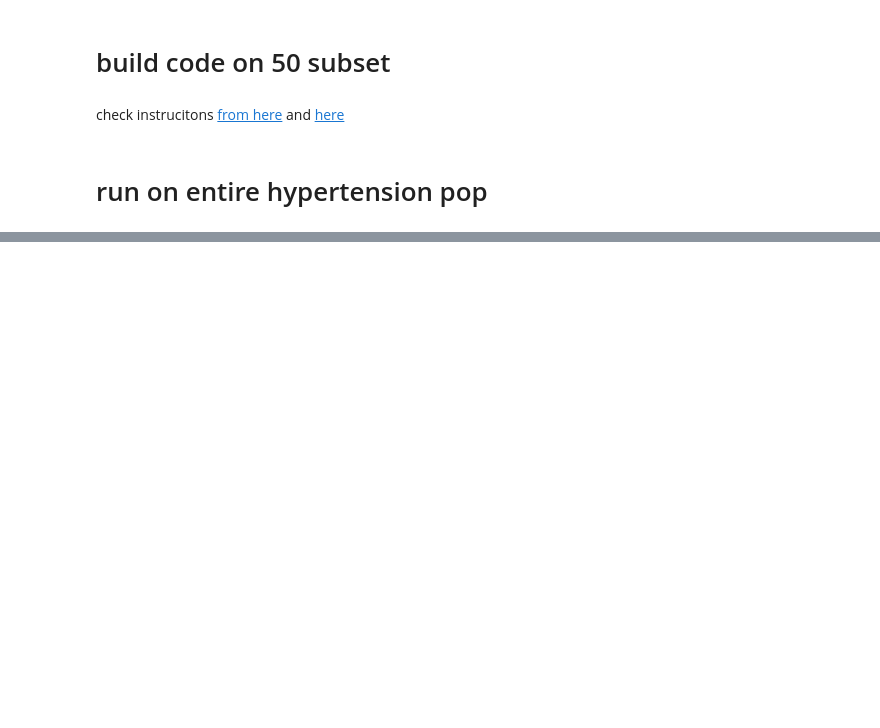
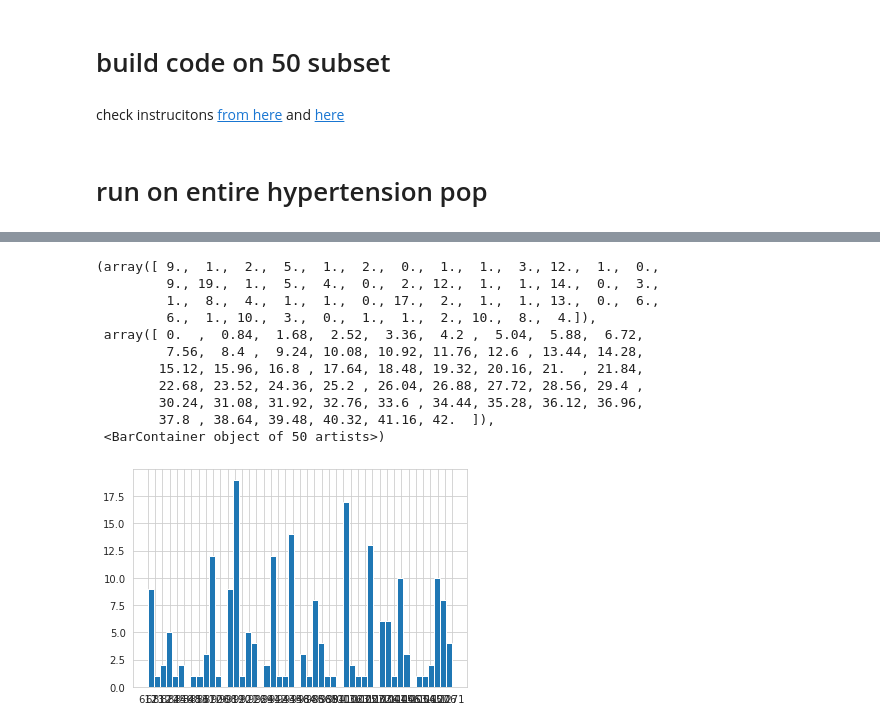
Before and after one commit to dcolinmorgan/gcn, a Jupyter notebook: gcn.ipynb, the cells around one changed output, grey strips where cells are left out. Drawn from its saved outputs; the diff is of its cells as text; code cells hidden in the pictures; blank space fills up the shorter version.

```diff
--- a/gcn.ipynb
+++ b/gcn.ipynb
@@ -317,0 +482,4 @@ df=Parallel(n_jobs=7) (meas(measur,uni_bact,relgene,graphs) for measur in dd)
+# %%
+grouped = pd.DataFrame(jeffA.groupby(['species', 't'])['prot_id'].apply(list).groupby(level=0).apply(list))
+jeff=grouped.explode('prot_id')
+jeff.reset_index(inplace=True)
@@ -317,0 +494,20 @@ df=Parallel(n_jobs=7) (meas(measur,uni_bact,relgene,graphs) for measur in dd)
+# %%
+jeff2=jeff[jeff['species']=='Agathobaculum'].explode('prot_id')
+# jeff2['prot_id']#.str.split(',')
+jeff3=pd.DataFrame(jeff2['prot_id'].to_numpy().reshape(int(len(jeff2)/21),21))
+# jeff3.index='Agathobaculum'
+# %%
+plt.hist((np.sort(jeff3.melt()['value'])).astype('str'),bins=50)#.value_counts())
+# %% [output]
+(array([ 9.,  1.,  2.,  5.,  1.,  2.,  0.,  1.,  1.,  3., 12.,  1.,  0.,
+         9., 19.,  1.,  5.,  4.,  0.,  2., 12.,  1.,  1., 14.,  0.,  3.,
+         1.,  8.,  4.,  1.,  1.,  0., 17.,  2.,  1.,  1., 13.,  0.,  6.,
+         6.,  1., 10.,  3.,  0.,  1.,  1.,  2., 10.,  8.,  4.]),
+ array([ 0.  ,  0.84,  1.68,  2.52,  3.36,  4.2 ,  5.04,  5.88,  6.72,
+         7.56,  8.4 ,  9.24, 10.08, 10.92, 11.76, 12.6 , 13.44, 14.28,
+        15.12, 15.96, 16.8 , 17.64, 18.48, 19.32, 20.16, 21.  , 21.84,
+        22.68, 23.52, 24.36, 25.2 , 26.04, 26.88, 27.72, 28.56, 29.4 ,
+        30.24, 31.08, 31.92, 32.76, 33.6 , 34.44, 35.28, 36.12, 36.96,
+        37.8 , 38.64, 39.48, 40.32, 41.16, 42.  ]),
+ <BarContainer object of 50 artists>)
+[figure, added]
```
Also changed, not shown: parts of 49 cells of this notebook, 4 other files.
